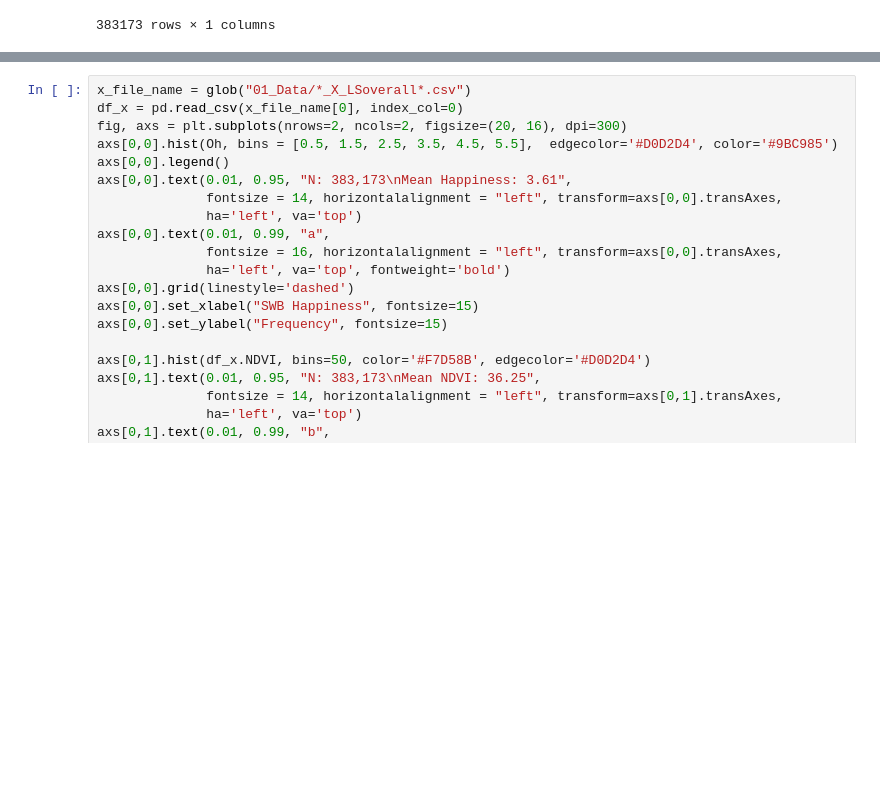
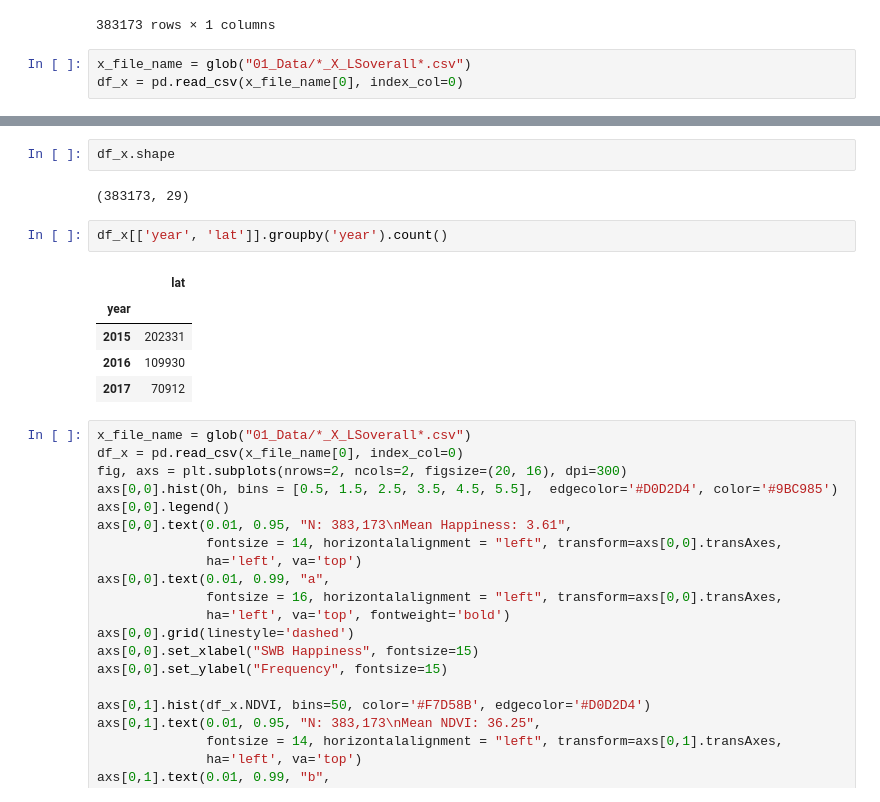
Before and after one commit to MichaelChaoLi-cpu/Greenness_NighttimeLight_WB, a Jupyter notebook: PyCode_v241111/Stage04_VI_BasicStatistic.ipynb, the cells around one changed output, grey strips where cells are left out. Cells and saved outputs as stored; diff of their text form; blank space fills up the shorter version.

```diff
--- a/PyCode_v241111/Stage04_VI_BasicStatistic.ipynb
+++ b/PyCode_v241111/Stage04_VI_BasicStatistic.ipynb
@@ -36,3 +36,6 @@ Oh
 | 478264 | 3 |
 | 478265 | 4 |
 383173 rows × 1 columns
+# %%
+x_file_name = glob("01_Data/*_X_LSoverall*.csv")
+df_x = pd.read_csv(x_file_name[0], index_col=0)
@@ -39,3 +53,15 @@ Oh
+# %%
+df_x.shape
+# %% [output]
+(383173, 29)
+# %%
+df_x[['year', 'lat']].groupby('year').count()
+# %% [output]
+|  | lat |
+| year |  |
+| 2015 | 202331 |
+| 2016 | 109930 |
+| 2017 | 70912 |
 # %%
 x_file_name = glob("01_Data/*_X_LSoverall*.csv")
 df_x = pd.read_csv(x_file_name[0], index_col=0)
```
Also changed, not shown: parts of 3 cells of this notebook, 11 other files.
